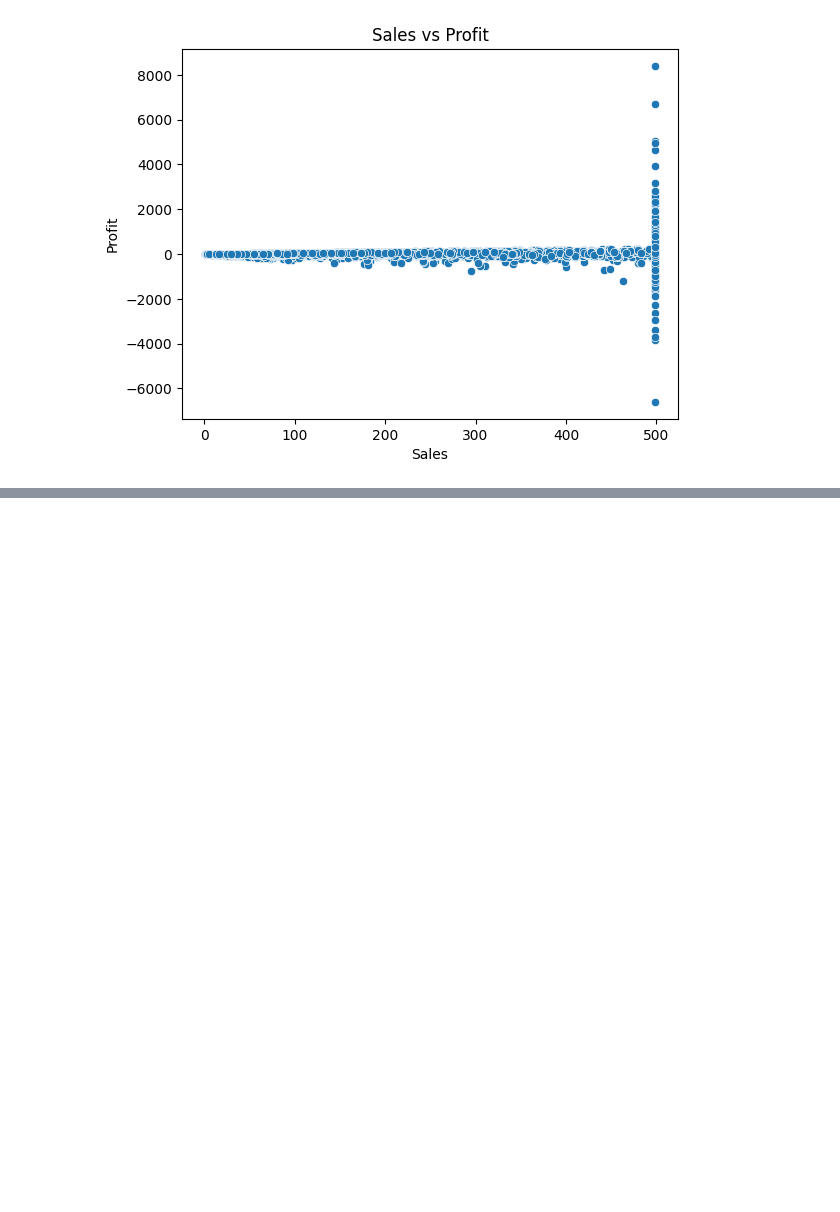
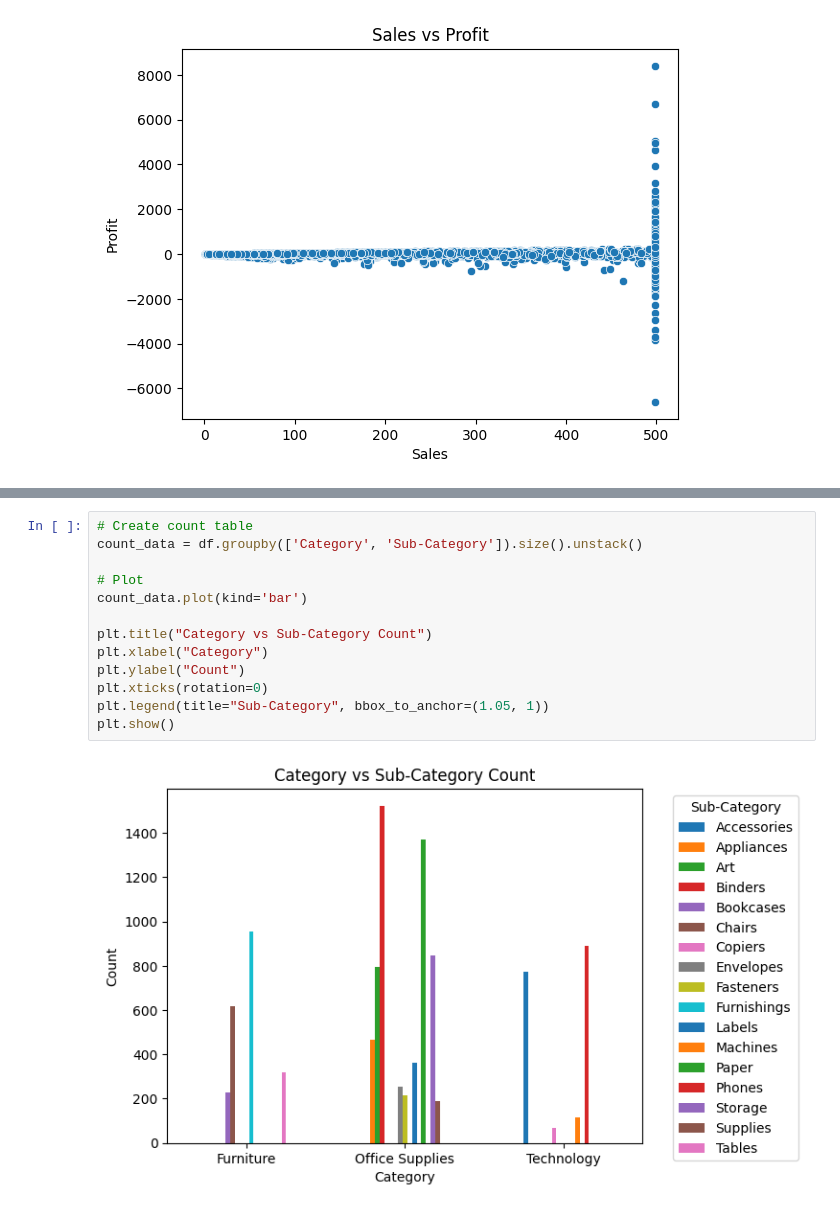
Before and after one commit to om1dev/Sales_Optimization, a Jupyter notebook: notebooks/cleaning_with_analysis.ipynb, the cells around one changed output, grey strips where cells are left out. Saved outputs shown, nothing was run; the diff lists cells and outputs as text; blank space fills up the shorter version.

```diff
--- a/notebooks/cleaning_with_analysis.ipynb
+++ b/notebooks/cleaning_with_analysis.ipynb
@@ -246,0 +303,15 @@ Text(0.5, 1.0, 'Sales vs Profit')
+# %%
+# Create count table
+count_data = df.groupby(['Category', 'Sub-Category']).size().unstack()
+
+# Plot
+count_data.plot(kind='bar')
+
+plt.title("Category vs Sub-Category Count")
+plt.xlabel("Category")
+plt.ylabel("Count")
+plt.xticks(rotation=0)
+plt.legend(title="Sub-Category", bbox_to_anchor=(1.05, 1))
+plt.show()
+# %% [output]
+[figure, added]
```
Also changed, not shown: parts of 15 cells of this notebook, 9 other files.
